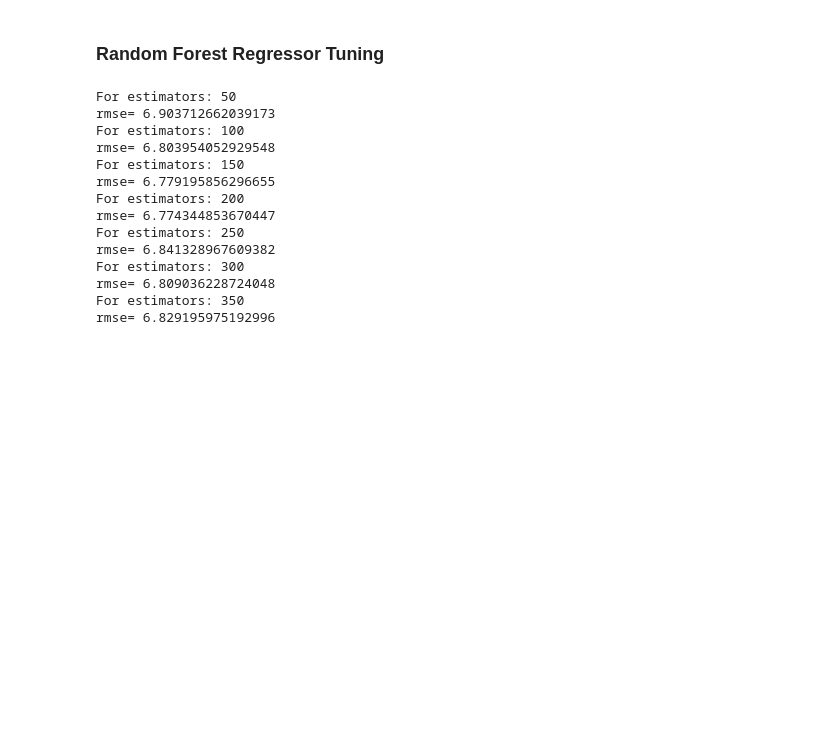
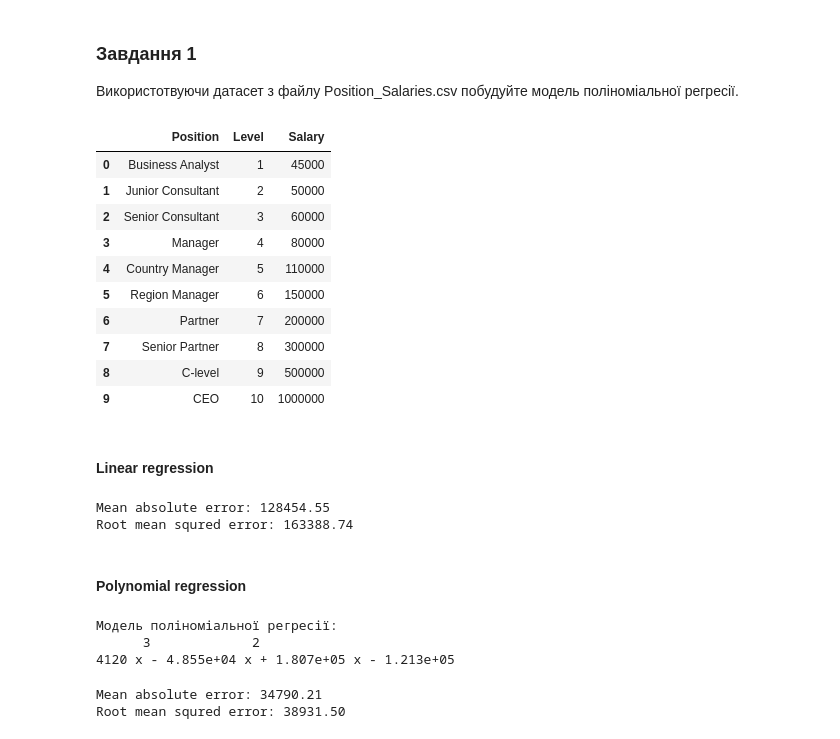
Before and after one commit to OleksandrKryvoruk/dz_54, a Jupyter notebook: 1.ipynb, the cells around one changed output. Saved outputs shown, nothing was run; the diff lists cells and outputs as text; code cells hidden in the pictures; blank space fills up the shorter version.

```diff
--- a/1.ipynb
+++ b/1.ipynb
@@ -133,24 +1,3 @@ rmse= 8.360621986431392
-# %% [markdown]
-### Random Forest Regressor Tuning
-# %%
-estimators = [50, 100, 150, 200, 250, 300, 350]
-
-for count in estimators:
-    score = cross_val_score(ensemble.RandomForestRegressor(n_estimators= count, random_state= 42), X, y, cv= kf, scoring="neg_mean_squared_error")
-    print(f'For estimators: {count}')
-    rmse(score.mean())
-# %% [output]
-For estimators: 50
-rmse= 6.903712662039173
-For estimators: 100
-rmse= 6.803954052929548
-For estimators: 150
-rmse= 6.779195856296655
-For estimators: 200
-rmse= 6.774344853670447
-For estimators: 250
-rmse= 6.841328967609382
-For estimators: 300
-rmse= 6.809036228724048
-For estimators: 350
-rmse= 6.829195975192996
+# %% [markdown]
+### Завдання 1
+Використотвуючи датасет з файлу Position_Salaries.csv побудуйте модель поліноміальної регресії.
@@ -156,0 +16,15 @@ rmse= 6.829195975192996
+# %%
+ps = pd.read_csv('Position_Salaries.csv')
+ps
+# %% [output]
+|  | Position | Level | Salary |
+| 0 | Business Analyst | 1 | 45000 |
+| 1 | Junior Consultant | 2 | 50000 |
+| 2 | Senior Consultant | 3 | 60000 |
+| 3 | Manager | 4 | 80000 |
+| 4 | Country Manager | 5 | 110000 |
+| 5 | Region Manager | 6 | 150000 |
+| 6 | Partner | 7 | 200000 |
+| 7 | Senior Partner | 8 | 300000 |
+| 8 | C-level | 9 | 500000 |
+| 9 | CEO | 10 | 1000000 |
@@ -156,0 +34,2 @@ rmse= 6.829195975192996
+# %% [markdown]
+#### Linear regression
@@ -156,0 +41,10 @@ rmse= 6.829195975192996
+# %%
+rmse = np.sqrt(np.mean(np.square(y-y_pred)))
+mae = np.mean(abs(y-y_pred))
+print(f'Mean absolute error: {mae:.2f}')
+print(f'Root mean squred error: {rmse:.2f}')
+# %% [output]
+Mean absolute error: 128454.55
+Root mean squred error: 163388.74
+# %% [markdown]
+#### Polynomial regression
@@ -156,0 +53,16 @@ rmse= 6.829195975192996
+# %%
+print('Mодель поліноміальної регресії: ')
+print(poly_model)
+# %% [output]
+Mодель поліноміальної регресії:
+      3             2
+4120 x - 4.855e+04 x + 1.807e+05 x - 1.213e+05
+# %%
+y_pr = poly_model(X)
+rmse = np.sqrt(np.mean(np.square(y-y_pr)))
+mae = np.mean(abs(y-y_pr))
+print(f'Mean absolute error: {mae:.2f}')
+print(f'Root mean squred error: {rmse:.2f}')
+# %% [output]
+Mean absolute error: 34790.21
+Root mean squred error: 38931.50
```
Also changed, not shown: parts of 29 cells of this notebook, 5 other files.
